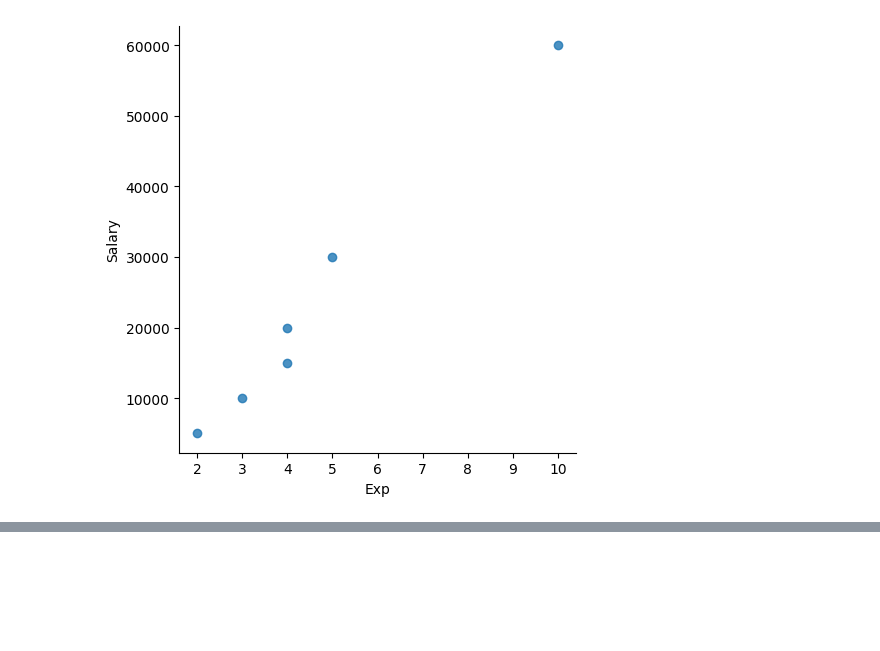
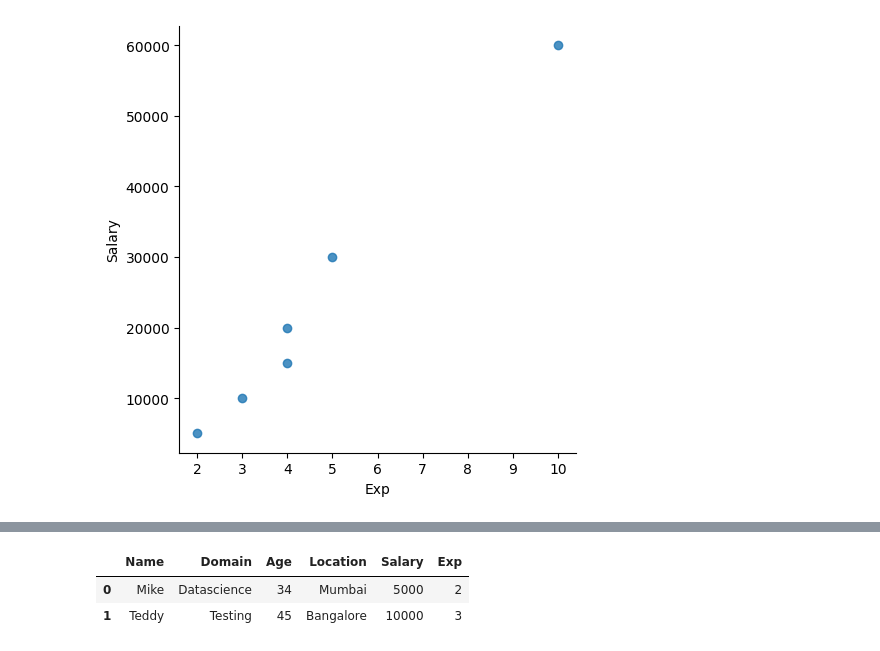
Before and after one commit to sbborusu/530pm_Agentic_Ai_Batch_7thApril, a Jupyter notebook: EDA_Classwork.ipynb, the cells around one changed output, grey strips where cells are left out. Drawn from its saved outputs; the diff is of its cells as text; code cells hidden in the pictures; blank space fills up the shorter version.

```diff
--- a/EDA_Classwork.ipynb
+++ b/EDA_Classwork.ipynb
@@ -422,0 +435,6 @@ vis5 = sns.lmplot(x='Exp',y='Salary',data=cleaned_data, fit_reg=False)
+# %%
+cleaned_data[0:2]
+# %% [output]
+|  | Name | Domain | Age | Location | Salary | Exp |
+| 0 | Mike | Datascience | 34 | Mumbai | 5000 | 2 |
+| 1 | Teddy | Testing | 45 | Bangalore | 10000 | 3 |
```
Also changed, not shown: parts of 13 cells of this notebook.
